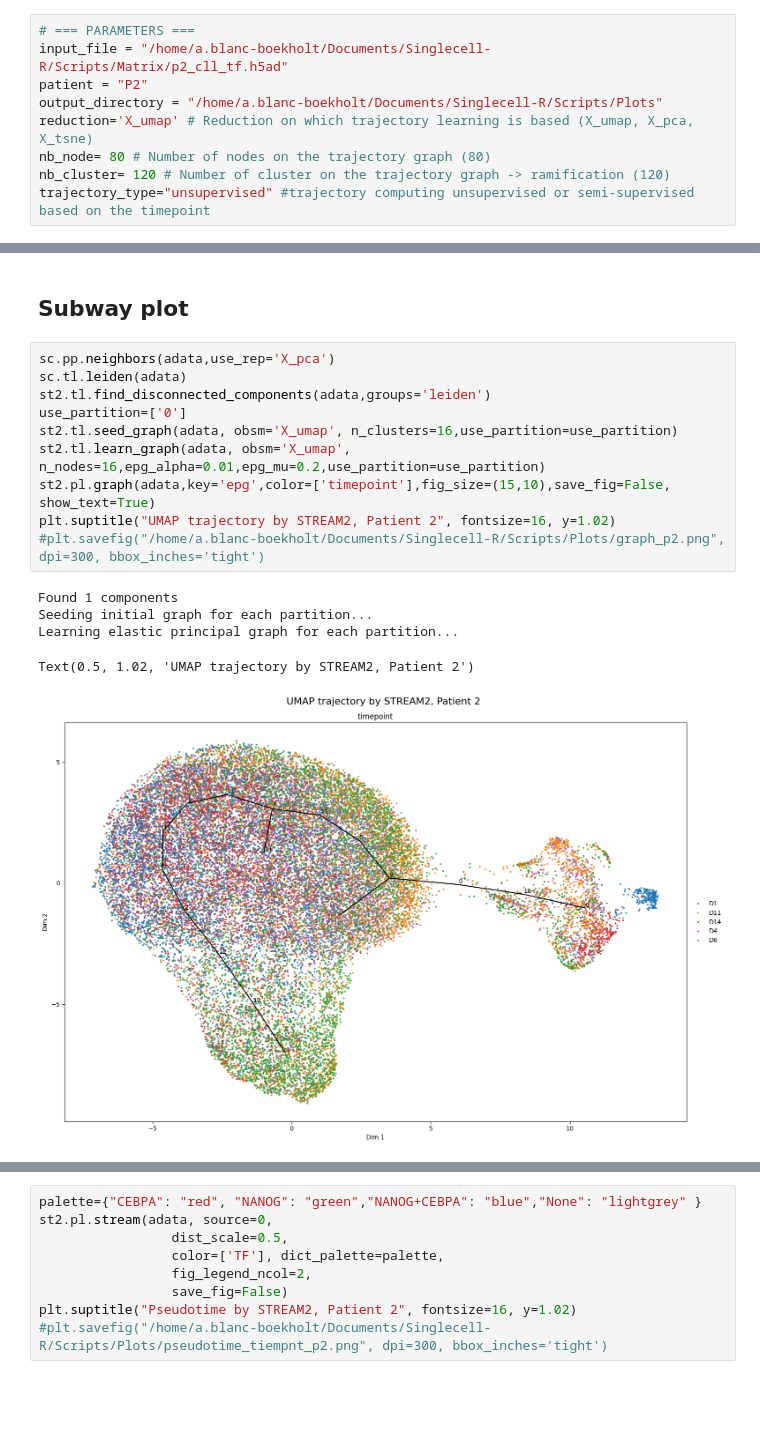
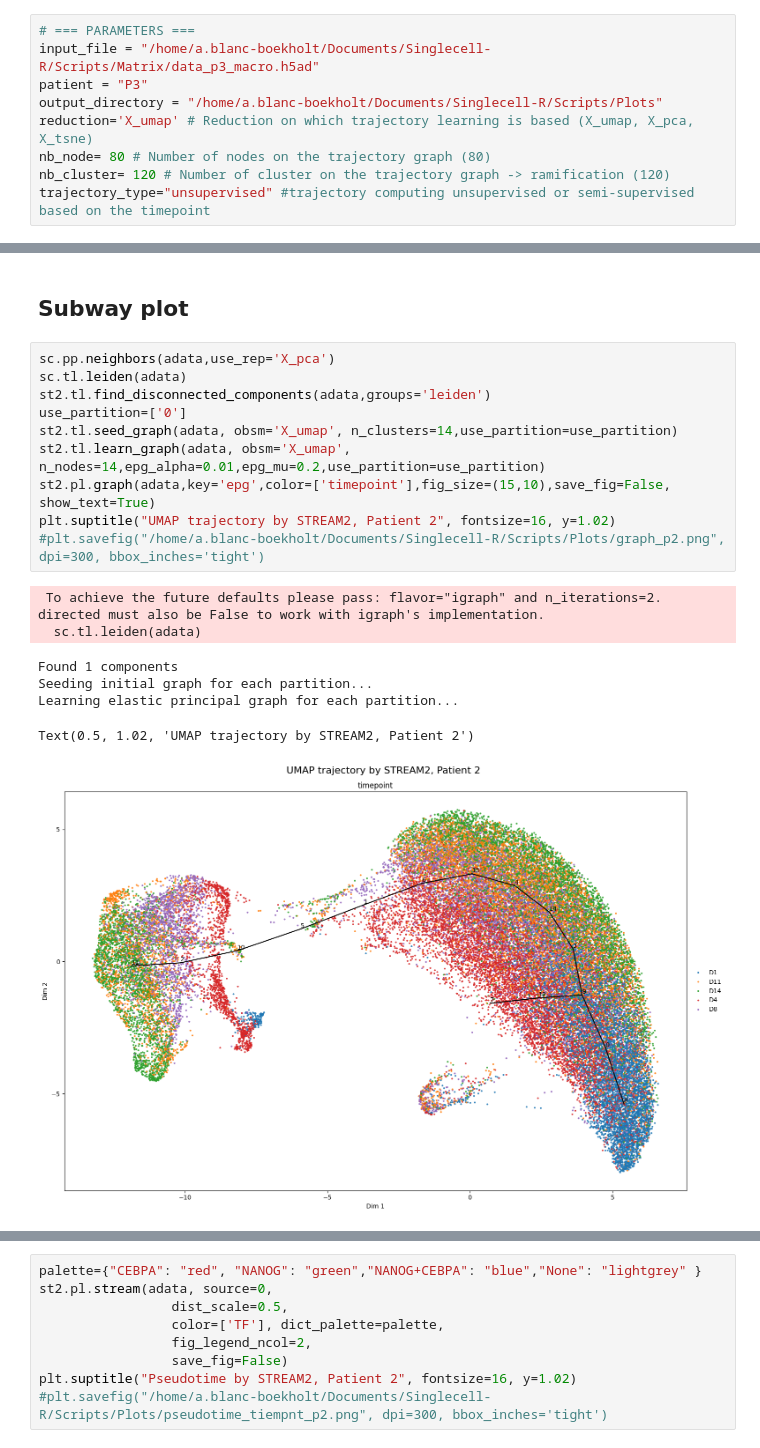
Before and after one commit to Augugustine/CITE-seq-analysis-CLL, a Jupyter notebook: 3- Boolean model/Stream2_macrostates.ipynb, the cells around one changed output, grey strips where cells are left out. Drawn from its saved outputs; the diff is of its cells as text; blank space fills up the shorter version.

```diff
--- a/3- Boolean model/Stream2_macrostates.ipynb
+++ b/3- Boolean model/Stream2_macrostates.ipynb
@@ -5,8 +5,8 @@
 Change the parameters here :
 # %%
 # === PARAMETERS ===
-input_file = "/home/a.blanc-boekholt/Documents/Singlecell-R/Scripts/Matrix/p2_cll_tf.h5ad"
-patient = "P2"
+input_file = "/home/a.blanc-boekholt/Documents/Singlecell-R/Scripts/Matrix/data_p3_macro.h5ad"
+patient = "P3"
 output_directory = "/home/a.blanc-boekholt/Documents/Singlecell-R/Scripts/Plots"
 reduction='X_umap' # Reduction on which trajectory learning is based (X_umap, X_pca, X_tsne)
 nb_node= 80 # Number of nodes on the trajectory graph (80)
@@ -378,19 +373,21 @@ adata_subset.write("/home/a.blanc-boekholt/Documents/Singlecell-R/Scripts/Matrix
 # %%
 sc.pp.neighbors(adata,use_rep='X_pca')
 sc.tl.leiden(adata)
 st2.tl.find_disconnected_components(adata,groups='leiden')
 use_partition=['0']
-st2.tl.seed_graph(adata, obsm='X_umap', n_clusters=16,use_partition=use_partition)
-st2.tl.learn_graph(adata, obsm='X_umap', n_nodes=16,epg_alpha=0.01,epg_mu=0.2,use_partition=use_partition)
+st2.tl.seed_graph(adata, obsm='X_umap', n_clusters=14,use_partition=use_partition)
+st2.tl.learn_graph(adata, obsm='X_umap', n_nodes=14,epg_alpha=0.01,epg_mu=0.2,use_partition=use_partition)
 st2.pl.graph(adata,key='epg',color=['timepoint'],fig_size=(15,10),save_fig=False, show_text=True)
 plt.suptitle("UMAP trajectory by STREAM2, Patient 2", fontsize=16, y=1.02)
 #plt.savefig("/home/a.blanc-boekholt/Documents/Singlecell-R/Scripts/Plots/graph_p2.png", dpi=300, bbox_inches='tight')
 # %% [output]
-Found 1 components
-Seeding initial graph for each partition...
-Learning elastic principal graph for each partition...
+ To achieve the future defaults please pass: flavor="igraph" and n_iterations=2.  directed must also be False to work with igraph's implementation.
+  sc.tl.leiden(adata)
-Text(0.5, 1.02, 'UMAP trajectory by STREAM2, Patient 2')
+Found 1 components
+Seeding initial graph for each partition...
+Learning elastic principal graph for each partition...
+Text(0.5, 1.02, 'UMAP trajectory by STREAM2, Patient 2')
-[figure, old version]
+[figure, new version]
 # %%
 warnings.filterwarnings("ignore")
 adata.uns['epg']['node'] = np.arange(
```
Also changed, not shown: parts of 6 cells of this notebook, 2 other files.
